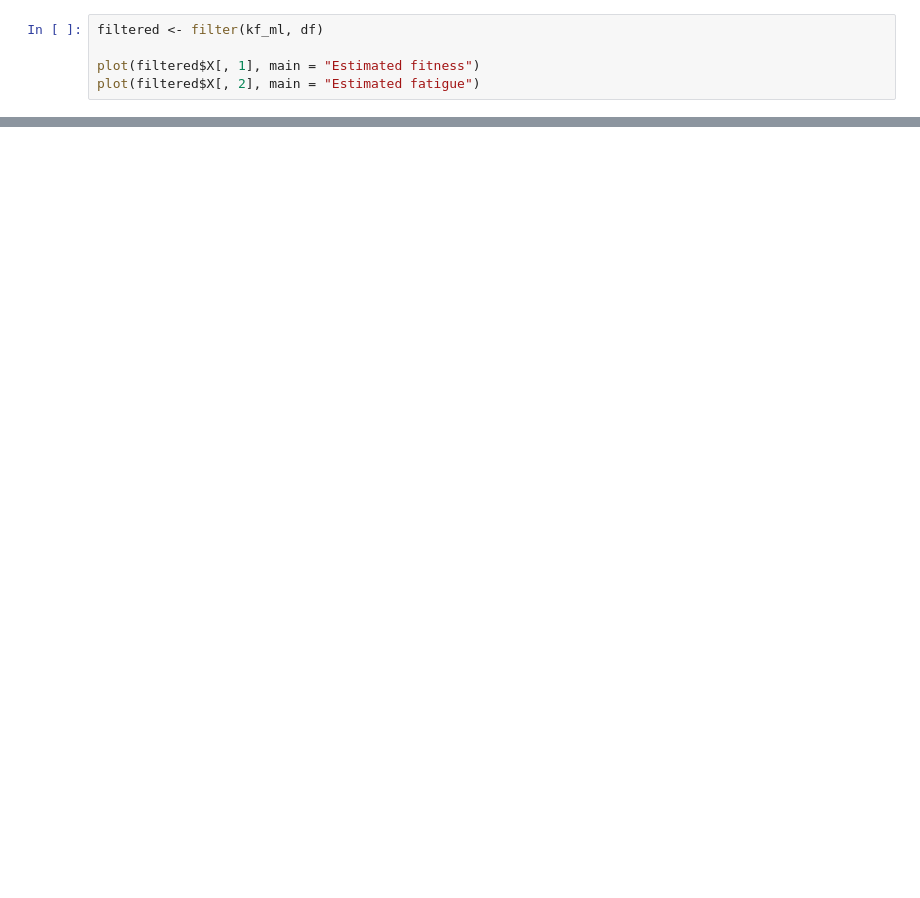
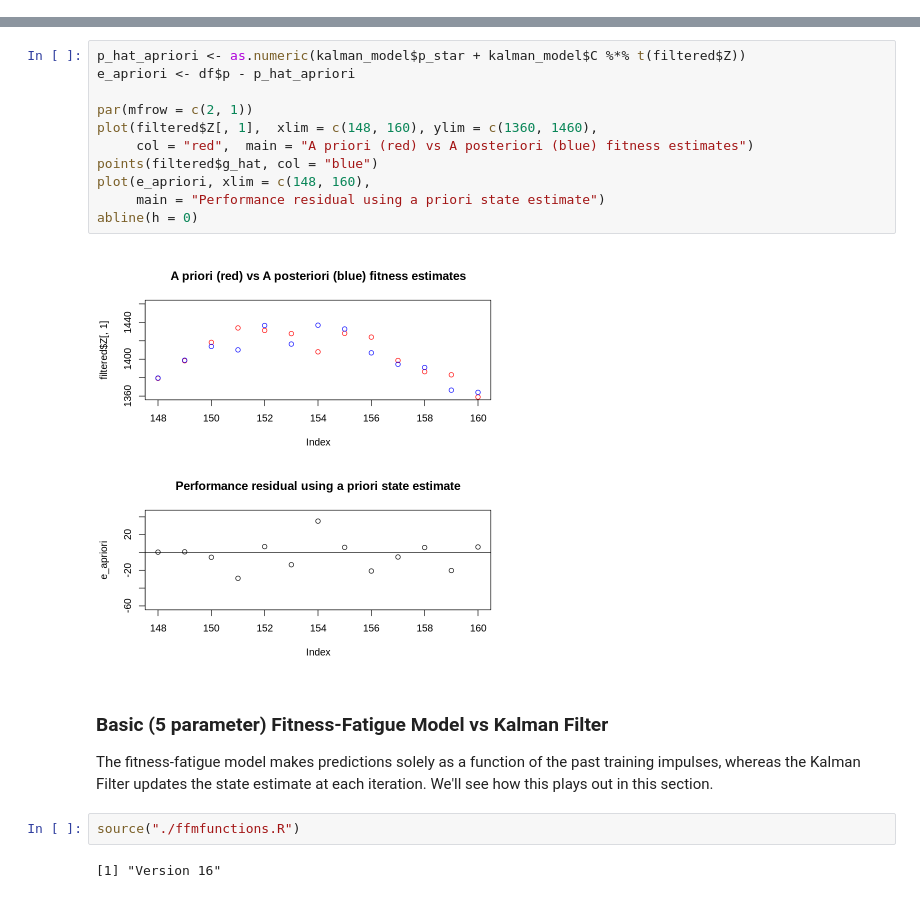
Before and after one commit to RobertHRUBY/Fitness-Fatigue-Models, a Jupyter notebook: software/illustrative/kalman-filter-illustrative-code.ipynb, the cells around one changed output, grey strips where cells are left out. Drawn from its saved outputs; the diff is of its cells as text; blank space fills up the shorter version.

```diff
--- a/software/illustrative/kalman-filter-illustrative-code.ipynb
+++ b/software/illustrative/kalman-filter-illustrative-code.ipynb
@@ -131,5 +179,0 @@ print(kf_ml)
-# %%
-filtered <- filter(kf_ml, df)
-
-plot(filtered$X[, 1], main = "Estimated fitness")
-plot(filtered$X[, 2], main = "Estimated fatigue")
@@ -138,0 +235,21 @@ points(filtered$df$y_hat, col = 'blue')
+# %%
+p_hat_apriori <- as.numeric(kalman_model$p_star + kalman_model$C %*% t(filtered$Z))
+e_apriori <- df$p - p_hat_apriori
+
+par(mfrow = c(2, 1))
+plot(filtered$Z[, 1],  xlim = c(148, 160), ylim = c(1360, 1460),
+     col = "red",  main = "A priori (red) vs A posteriori (blue) fitness estimates")
+points(filtered$g_hat, col = "blue")
+plot(e_apriori, xlim = c(148, 160),
+     main = "Performance residual using a priori state estimate")
+abline(h = 0)
+# %% [output]
+[figure, added]
+# %% [markdown]
+### Basic (5 parameter) Fitness-Fatigue Model vs Kalman Filter
+
+The fitness-fatigue model makes predictions solely as a function of the past training impulses, whereas the Kalman Filter updates the state estimate at each iteration. We'll see how this plays out in this section.
+# %%
+source("./ffmfunctions.R")
+# %% [output]
+[1] "Version 16"
```
Also changed, not shown: parts of 26 cells of this notebook, 6 other files.
